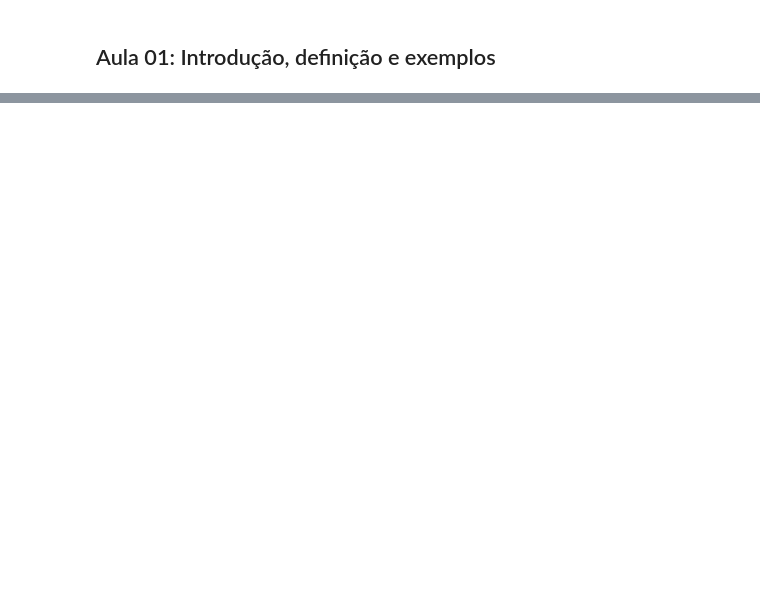
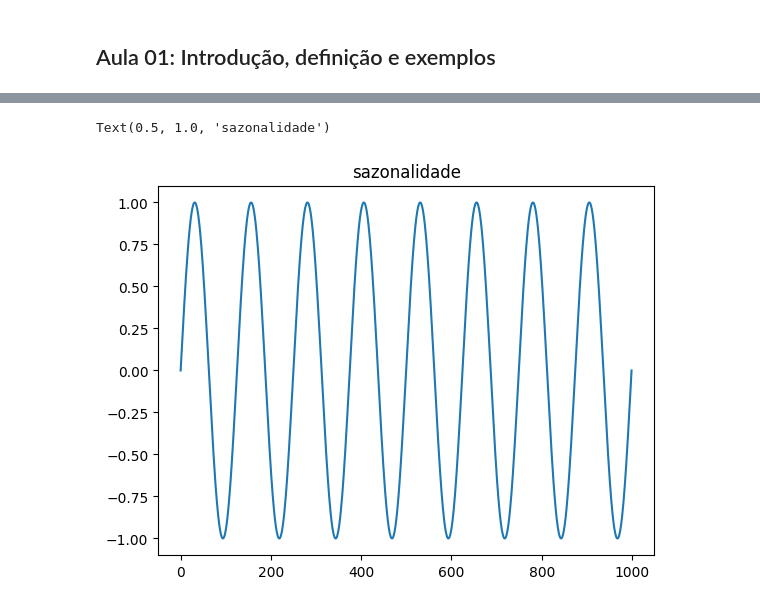
Before and after one commit to keizerzilla/curso-series-temporais, a Jupyter notebook: aula_01.ipynb, the cells around one changed output, grey strips where cells are left out. Cells and saved outputs as stored; diff of their text form; code cells hidden in the pictures; blank space fills up the shorter version.

```diff
--- a/aula_01.ipynb
+++ b/aula_01.ipynb
@@ -32,0 +69,8 @@
+# %%
+S = np.sin(np.linspace(0, 2*np.pi*8, 1000))
+# %%
+plt.plot(S)
+plt.title("sazonalidade")
+# %% [output]
+Text(0.5, 1.0, 'sazonalidade')
+[figure, added]
```
Also changed, not shown: parts of 15 cells of this notebook, 2 other files.
